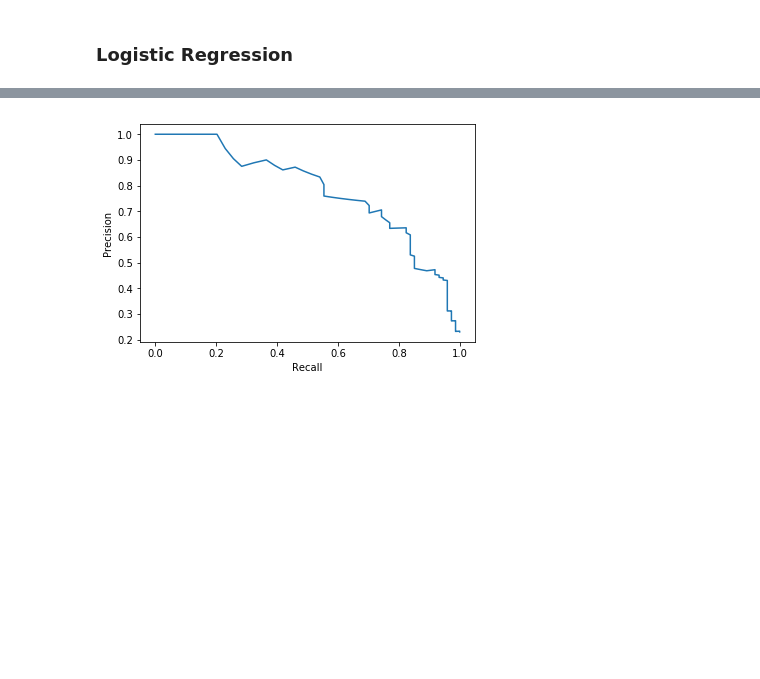
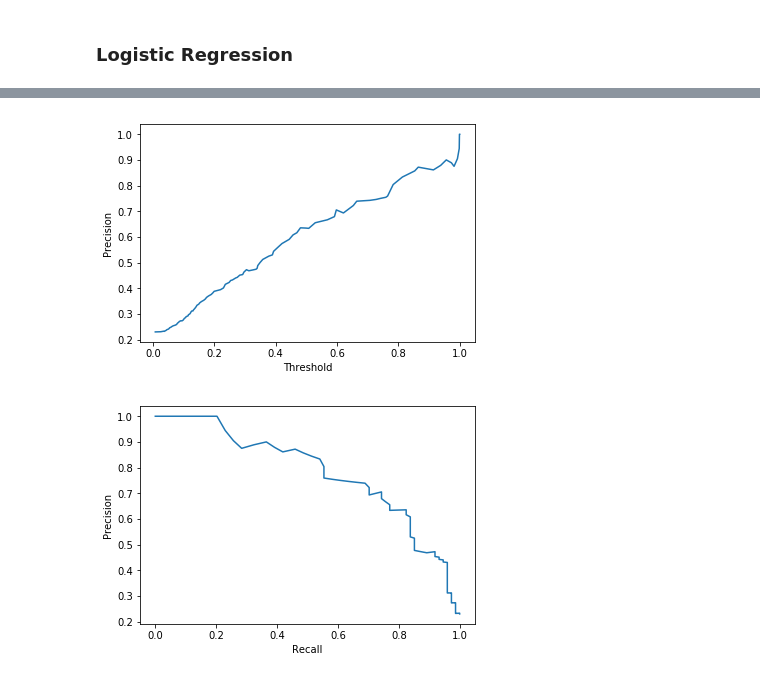
Before and after one commit to luethe007/Udacity_DSND_Spark, a Jupyter notebook: Sparkify.ipynb, the cells around one changed output, grey strips where cells are left out. Drawn from its saved outputs; the diff is of its cells as text; code cells hidden in the pictures; blank space fills up the shorter version.

```diff
--- a/Sparkify.ipynb
+++ b/Sparkify.ipynb
@@ -576,3 +591,12 @@ Training set areaUnderROC: 0.8985941586748033
+# %%
+# Plot the threshold-precision curve
+tp = trainingSummary.precisionByThreshold.toPandas()
+plt.plot(tp['threshold'], tp['precision'])
+plt.xlabel('Threshold')
+plt.ylabel('Precision')
+plt.show()
+# %% [output]
+[figure, added]
 # %%
 # Plot the recall-precision curve
 pr = trainingSummary.pr.toPandas()
```
Also changed, not shown: parts of 59 cells of this notebook, 2 other files.
